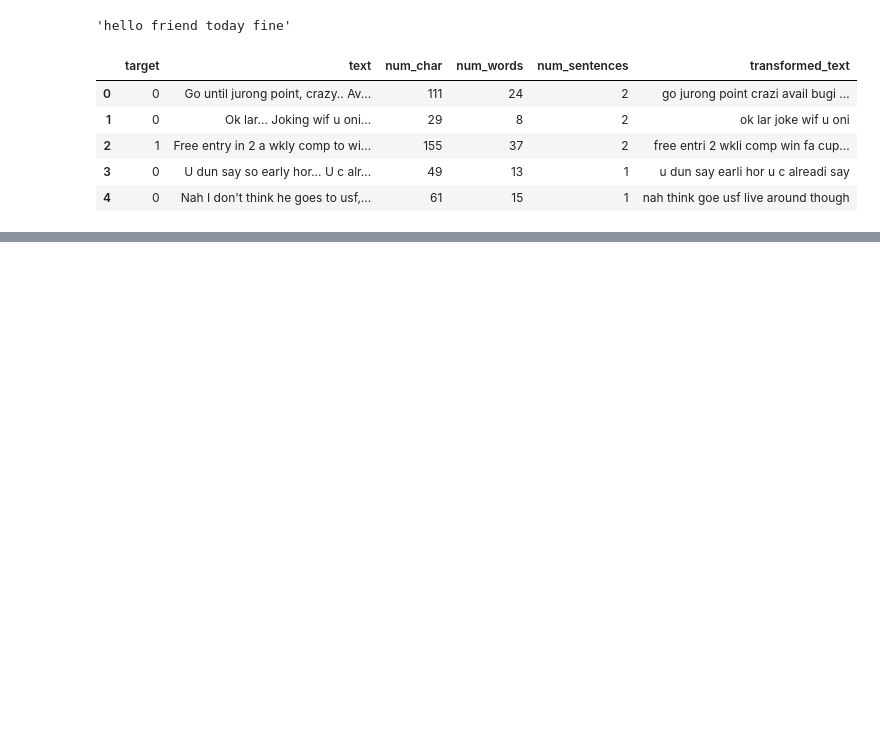
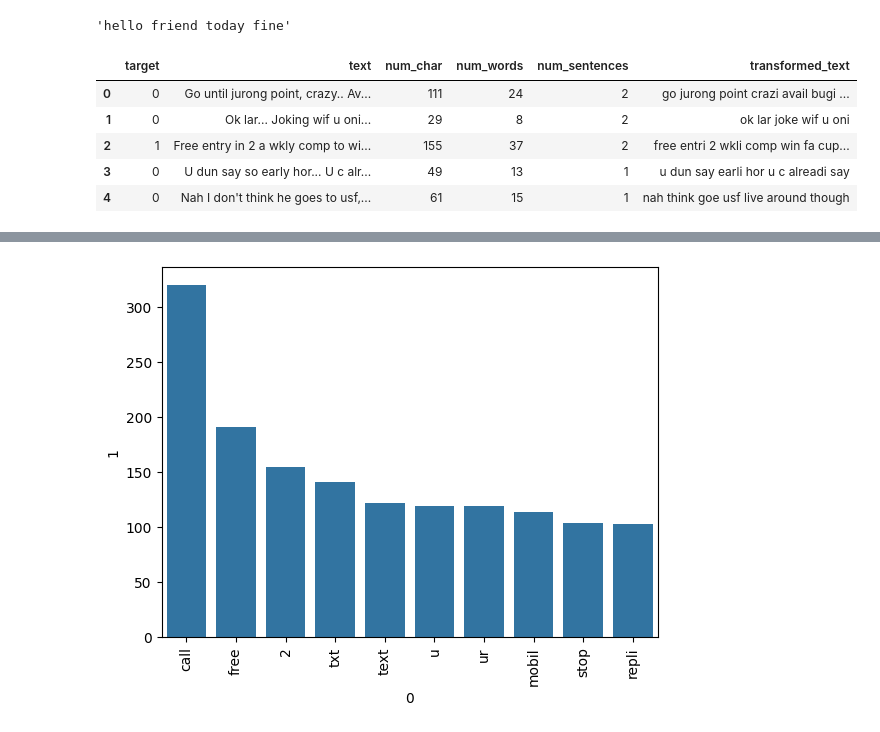
Before and after one commit to Ishrak-Saleh/spam-detection-nlp, a Jupyter notebook: spam_detection.ipynb, the cells around one changed output, grey strips where cells are left out. Drawn from its saved outputs; the diff is of its cells as text; code cells hidden in the pictures; blank space fills up the shorter version.

```diff
--- a/spam_detection.ipynb
+++ b/spam_detection.ipynb
@@ -224,0 +245,10 @@ df.head()
+# %%
+#Spam messages list
+from collections import Counter
+
+spam_list = []
+for msg in df[df['target'] == 1]['transformed_text'].tolist():
+    for words in msg.split():
+        spam_list.append(words)
+#len(spam_list)
+Counter(spam_list).most_common(10) #Most common spam words
@@ -224,0 +266,8 @@ df.head()
+# %%
+#Top 10 spam words visualization
+sns.barplot(x=pd.DataFrame(Counter(spam_list).most_common(10))[0],
+            y=pd.DataFrame(Counter(spam_list).most_common(10))[1])
+plt.xticks(rotation='vertical')
+plt.show()
+# %% [output]
+[figure, added]
```
Also changed, not shown: parts of 7 cells of this notebook.
